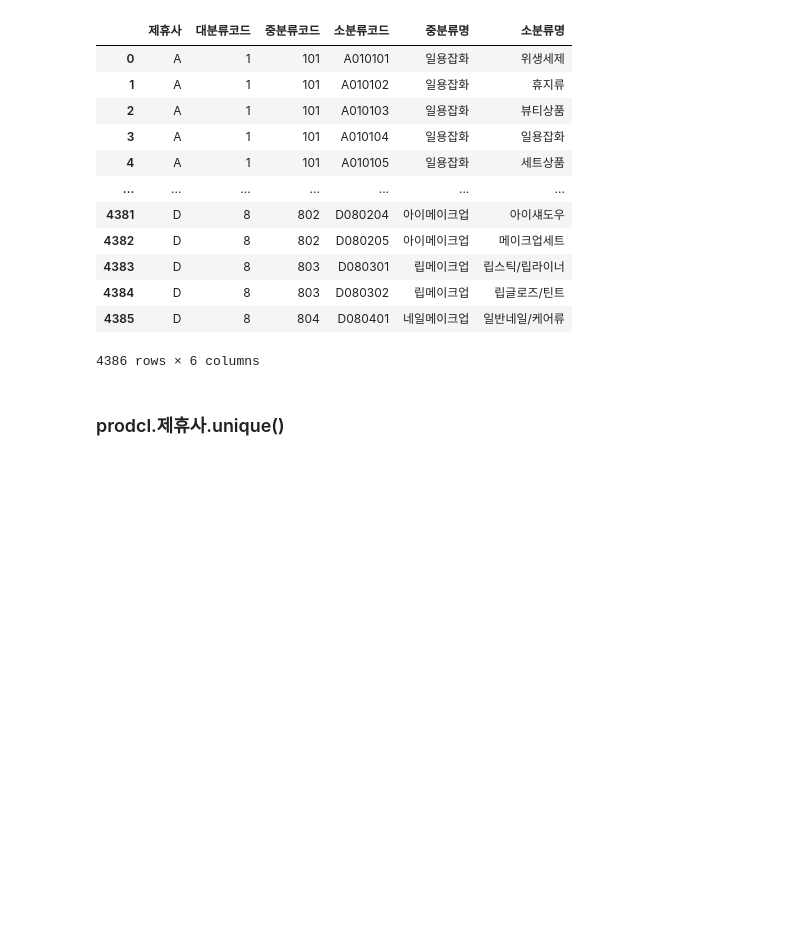
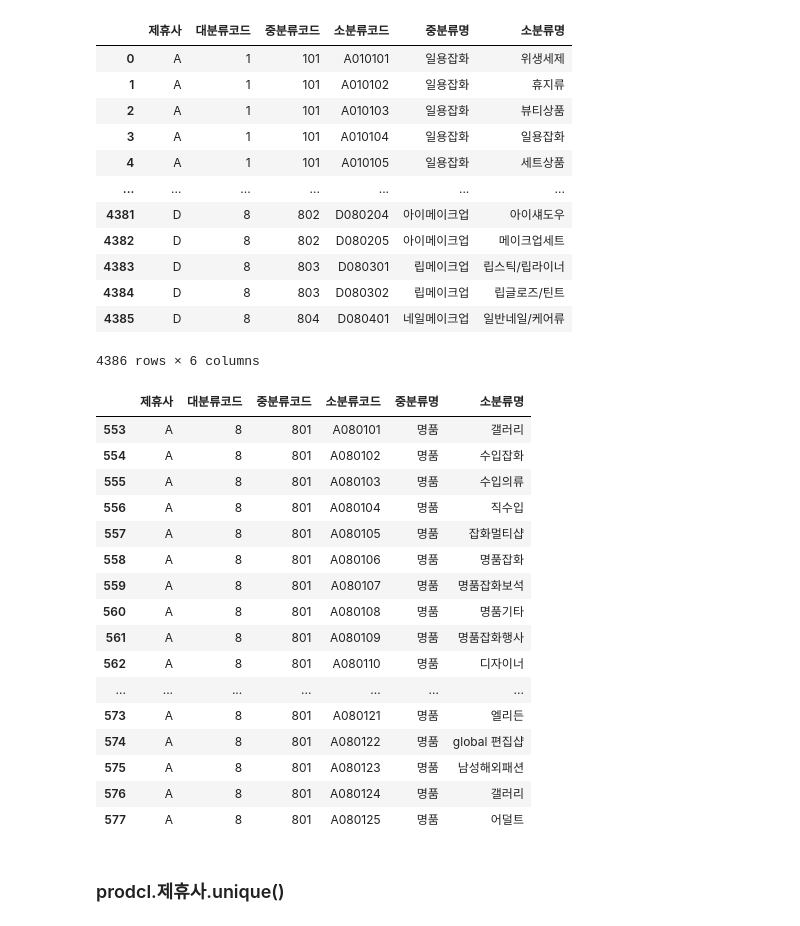
Before and after one commit to PKLH/cakd_LP, a Jupyter notebook: WorkSpace/Lee/EDA_sangyun.ipynb, the cells around one changed output. Saved outputs shown, nothing was run; the diff lists cells and outputs as text; code cells hidden in the pictures; blank space fills up the shorter version.

```diff
--- a/WorkSpace/Lee/EDA_sangyun.ipynb
+++ b/WorkSpace/Lee/EDA_sangyun.ipynb
@@ -444,6 +463,26 @@ prodcl
 | 4384 | D | 8 | 803 | D080302 | 립메이크업 | 립글로즈/틴트 |
 | 4385 | D | 8 | 804 | D080401 | 네일메이크업 | 일반네일/케어류 |
 4386 rows × 6 columns
+# %%
+prodcl[prodcl.중분류명=='명품']
+# %% [output]
+|  | 제휴사 | 대분류코드 | 중분류코드 | 소분류코드 | 중분류명 | 소분류명 |
+| 553 | A | 8 | 801 | A080101 | 명품 | 갤러리 |
+| 554 | A | 8 | 801 | A080102 | 명품 | 수입잡화 |
+| 555 | A | 8 | 801 | A080103 | 명품 | 수입의류 |
+| 556 | A | 8 | 801 | A080104 | 명품 | 직수입 |
+| 557 | A | 8 | 801 | A080105 | 명품 | 잡화멀티샵 |
+| 558 | A | 8 | 801 | A080106 | 명품 | 명품잡화 |
+| 559 | A | 8 | 801 | A080107 | 명품 | 명품잡화보석 |
+| 560 | A | 8 | 801 | A080108 | 명품 | 명품기타 |
+| 561 | A | 8 | 801 | A080109 | 명품 | 명품잡화행사 |
+| 562 | A | 8 | 801 | A080110 | 명품 | 디자이너 |
+| ... | ... | ... | ... | ... | ... | ... |
+| 573 | A | 8 | 801 | A080121 | 명품 | 엘리든 |
+| 574 | A | 8 | 801 | A080122 | 명품 | global 편집샵 |
+| 575 | A | 8 | 801 | A080123 | 명품 | 남성해외패션 |
+| 576 | A | 8 | 801 | A080124 | 명품 | 갤러리 |
+| 577 | A | 8 | 801 | A080125 | 명품 | 어덜트 |
 # %% [markdown]
 ### prodcl.제휴사.unique()
 # %%
```
Also changed, not shown: parts of 99 cells of this notebook, 4 other files.
